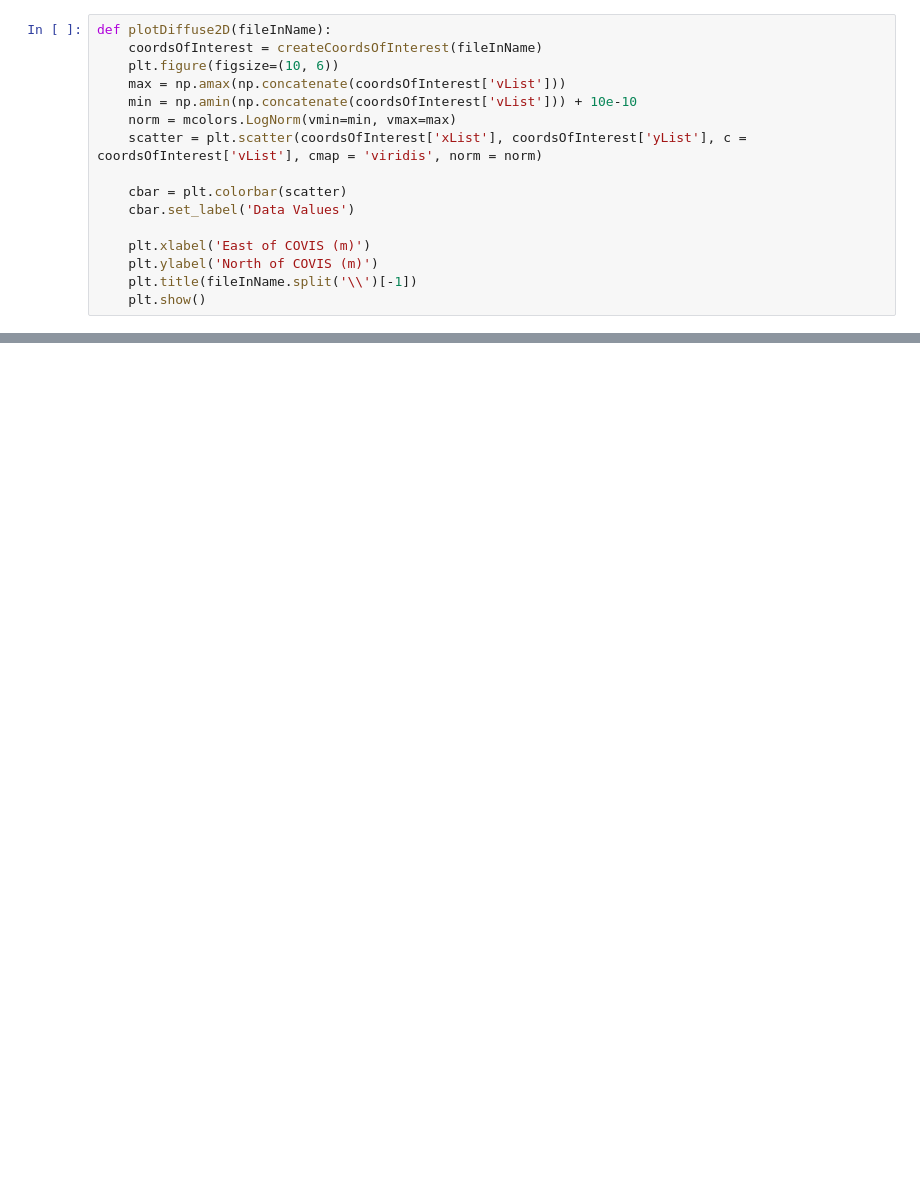
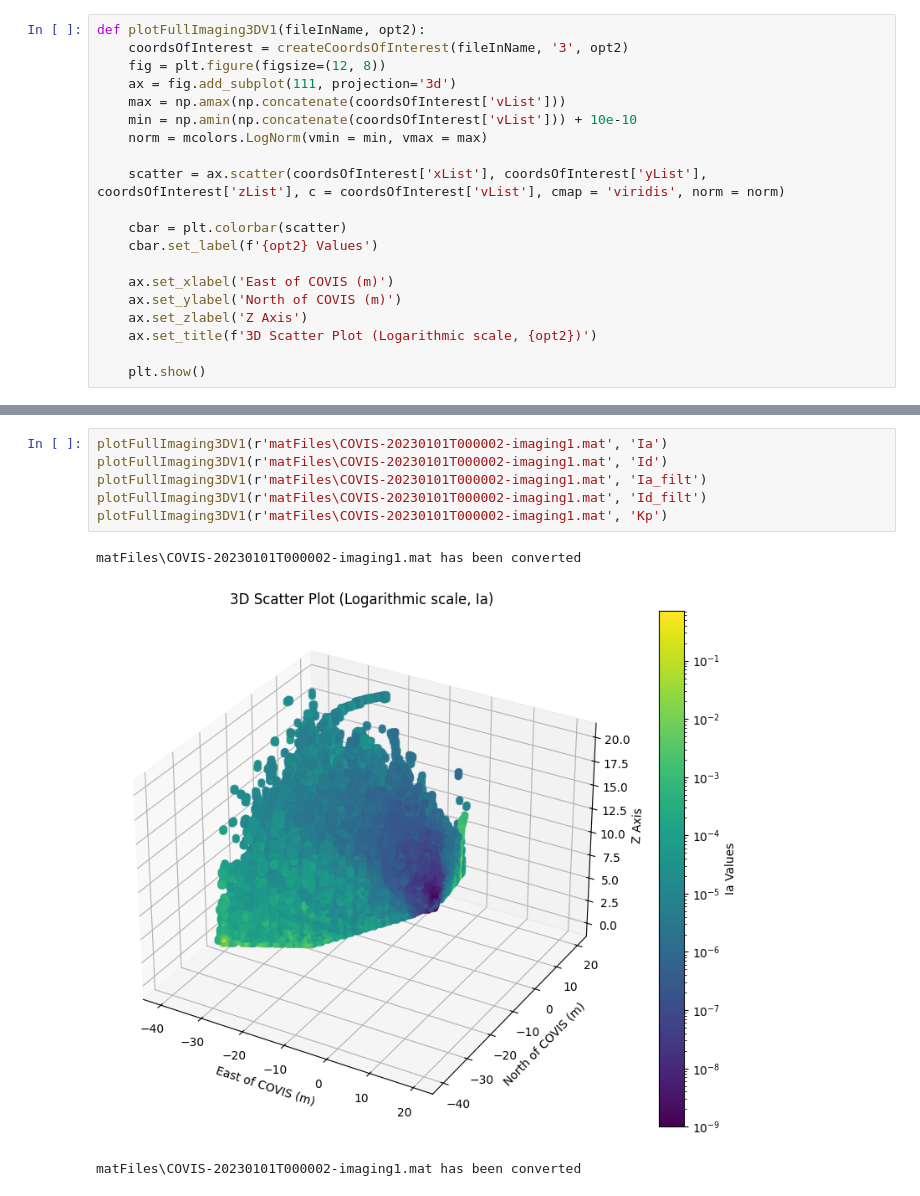
Before and after one commit to dzhao0488/covisDataVisualizer, a Jupyter notebook: dataReaderVisualizerNotebook.ipynb, the cells around one changed output, grey strips where cells are left out. Cells and saved outputs as stored; diff of their text form; blank space fills up the shorter version.

```diff
--- a/dataReaderVisualizerNotebook.ipynb
+++ b/dataReaderVisualizerNotebook.ipynb
@@ -64,16 +105,20 @@ def createPlot(fileInName):
 # %%
-def plotDiffuse2D(fileInName):
-    coordsOfInterest = createCoordsOfInterest(fileInName)
-    plt.figure(figsize=(10, 6))
+def plotFullImaging3DV1(fileInName, opt2):
+    coordsOfInterest = createCoordsOfInterest(fileInName, '3', opt2)
+    fig = plt.figure(figsize=(12, 8))
+    ax = fig.add_subplot(111, projection='3d')
     max = np.amax(np.concatenate(coordsOfInterest['vList']))
     min = np.amin(np.concatenate(coordsOfInterest['vList'])) + 10e-10
-    norm = mcolors.LogNorm(vmin=min, vmax=max)
-    scatter = plt.scatter(coordsOfInterest['xList'], coordsOfInterest['yList'], c = coordsOfInterest['vList'], cmap = 'viridis', norm = norm)
+    norm = mcolors.LogNorm(vmin = min, vmax = max)
+
+    scatter = ax.scatter(coordsOfInterest['xList'], coordsOfInterest['yList'], coordsOfInterest['zList'], c = coordsOfInterest['vList'], cmap = 'viridis', norm = norm)
 
     cbar = plt.colorbar(scatter)
-    cbar.set_label('Data Values')
+    cbar.set_label(f'{opt2} Values')
 
-    plt.xlabel('East of COVIS (m)')
-    plt.ylabel('North of COVIS (m)')
-    plt.title(fileInName.split('\\')[-1])
+    ax.set_xlabel('East of COVIS (m)')
+    ax.set_ylabel('North of COVIS (m)')
+    ax.set_zlabel('Z Axis')
+    ax.set_title(f'3D Scatter Plot (Logarithmic scale, {opt2})')
+
     plt.show()
@@ -87,0 +125,10 @@ matFiles\COVIS-20230131T233002-diffuse1.mat has been converted
+# %%
+plotFullImaging3DV1(r'matFiles\COVIS-20230101T000002-imaging1.mat', 'Ia')
+plotFullImaging3DV1(r'matFiles\COVIS-20230101T000002-imaging1.mat', 'Id')
+plotFullImaging3DV1(r'matFiles\COVIS-20230101T000002-imaging1.mat', 'Ia_filt')
+plotFullImaging3DV1(r'matFiles\COVIS-20230101T000002-imaging1.mat', 'Id_filt')
+plotFullImaging3DV1(r'matFiles\COVIS-20230101T000002-imaging1.mat', 'Kp')
+# %% [output]
+matFiles\COVIS-20230101T000002-imaging1.mat has been converted
+[figure, added]
+matFiles\COVIS-20230101T000002-imaging1.mat has been converted
```
Also changed, not shown: parts of 11 cells of this notebook, 1 other file.
